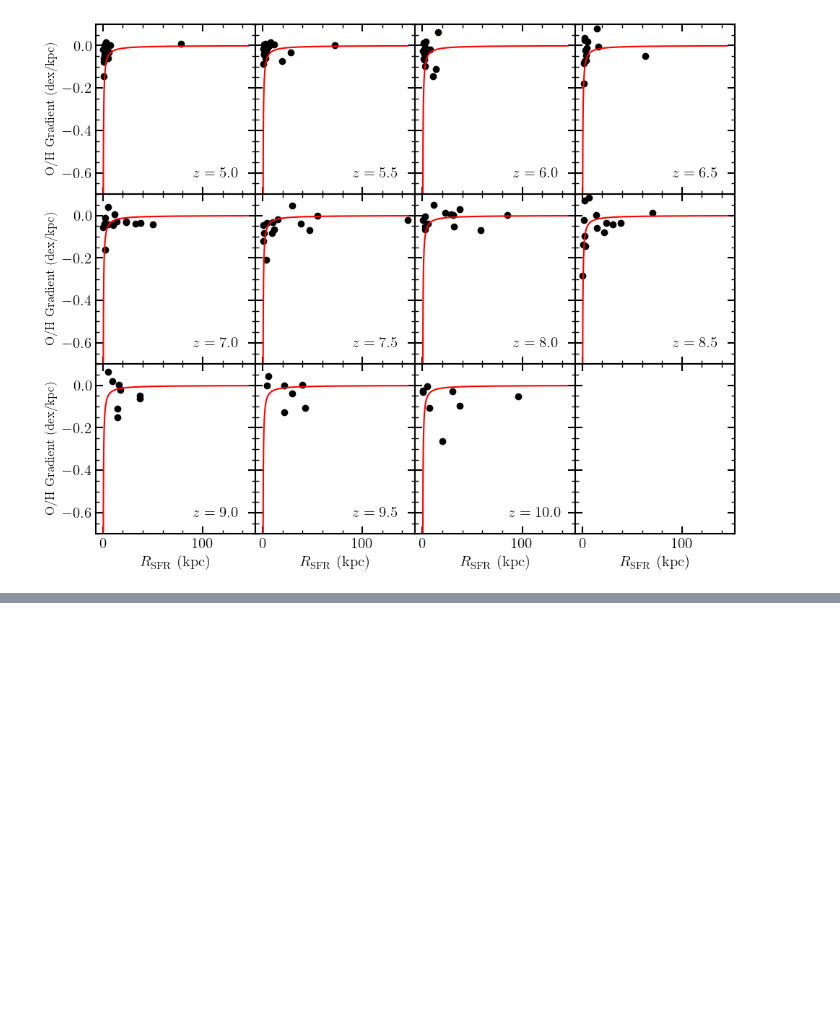
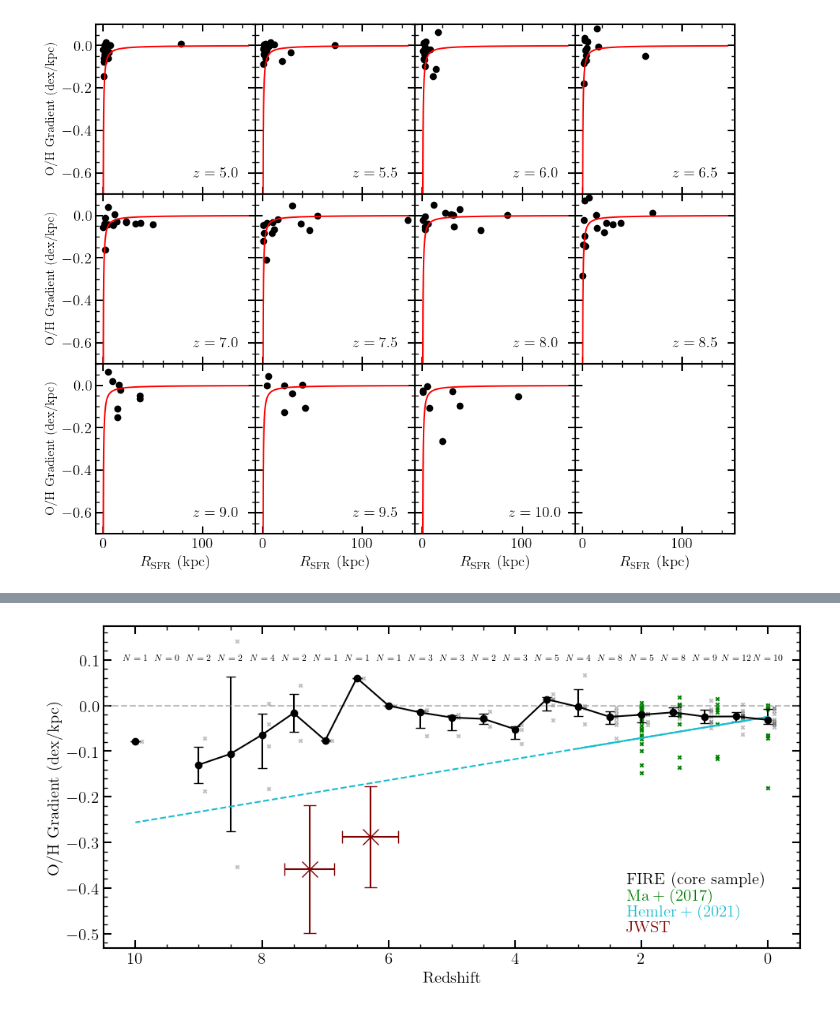
Before and after one commit to AlexGarcia623/High_Z_Gradients, a Jupyter notebook: Gradient_Summary.ipynb, the cells around one changed output, grey strips where cells are left out. Saved outputs shown, nothing was run; the diff lists cells and outputs as text; code cells hidden in the pictures; blank space fills up the shorter version.

```diff
--- a/Gradient_Summary.ipynb
+++ b/Gradient_Summary.ipynb
@@ -1208,0 +1393,67 @@ plt.show()
+# %%
+zs = np.arange(0.0,10.5,0.5)
+
+plt.figure(figsize=(10,5))
+
+plt.errorbar( zs, means, yerr=(means-stds_down,stds_up-means), capsize=4, color='k', marker='o' )
+
+def plot_errorbar(x,y,y_down,y_up,x_left,x_right,color='g',marker='+'):
+
+    plt.errorbar( x, y, yerr=(y-y_down, y_up-y), xerr=(x-x_right, x_left-x),
+                  marker=marker, color=color, ls='none', markersize=15, capsize=6 )
+
+def plot_errorbar_space(x,y,y_down,y_up,offset=0,color='g'):
+
+    plt.errorbar( x[offset::4], y[offset::4], yerr=(y[offset::4]-y_down[offset::4], y_up[offset::4]-y[offset::4]),
+                  marker='d', color=color, ls='none', alpha=0.5 )
+
+
+def plot_fill_between(x,y,y_down,y_up,color='r'):
+
+    plt.plot( x, y, color=color )
+    plt.fill_between( x, y_up, y_down, color=color, alpha=0.25 )
+
+# plot_errorbar_space( H21_x, H21_y, H21_down_y, H21_up_y, offset=0, color='blue'   )
+# plot_errorbar_space( H21_x, H21_y, H21_down_y, H21_up_y, offset=1, color='green'  )
+# plot_errorbar_space( H21_x, H21_y, H21_down_y, H21_up_y, offset=2, color='yellow' )
+# plot_errorbar_space( H21_x, H21_y, H21_down_y, H21_up_y, offset=3, color='red'    )
+
+plot_errorbar( JWST_x, JWST_y, JWST_down_y, JWST_up_y, JWST_left_x, JWST_right_x,
+              color='maroon', marker='x' )
+# plot_fill_between( T_21_x, T_21_y, T_21_y_up, T_21_y_down, color='b' )
+
+zs_full = np.arange( 0,11 )
+plt.plot( H21_line_x, H21_line_y, color='C9' )
+plt.plot( zs_full, H21_slope*zs_full + H21_intercept, color='C9', linestyle='--' )
+
+plt.scatter( M17_x, M17_y, color='green', marker='x', s=10 )
+
+plt.xlabel(r'${\rm Redshift}$')
+plt.ylabel(r'${\rm O/H~Gradient~(dex/kpc)}$')
+
+xmin, xmax = plt.xlim()
+plt.xlim(xmax, xmin)
+
+plt.axhline(0, color='gray', linestyle='--', alpha=0.5)
+
+plt.text( 0.75, 0.20, r'${\rm FIRE~(core~sample})$', color='k', transform=plt.gca().transAxes, ha='left' )
+plt.text( 0.75, 0.15, r'${\rm Ma+(2017)}$'     , color='g', transform=plt.gca().transAxes, ha='left' )
+plt.text( 0.75, 0.10, r'${\rm Hemler+(2021)}$' , color='C9', transform=plt.gca().transAxes, ha='left' )
+plt.text( 0.75, 0.05, r'${\rm JWST}$'          , color='maroon', transform=plt.gca().transAxes, ha='left' )
+
+for index, z in enumerate(zs):
+    plt.text( z, 0.1, '$N=%s$' %counts[index] , ha='center', fontsize=8 )
+
+
+    y = all_grad[index]
+    plt.scatter( np.ones(len(y))*z-0.1, y, color='k', marker='x', s=10, alpha=0.25 )
+
+ymin, ymax = plt.ylim()
+# plt.ylim( ymin, 0.1 )
+
+
+plt.tight_layout()
+plt.savefig( save_dir+'FIRE_core_Summary.pdf', bbox_inches='tight' )
+plt.show()
+# %% [output]
+[figure, added]
```
Also changed, not shown: parts of 6 cells of this notebook, 5 other files.
